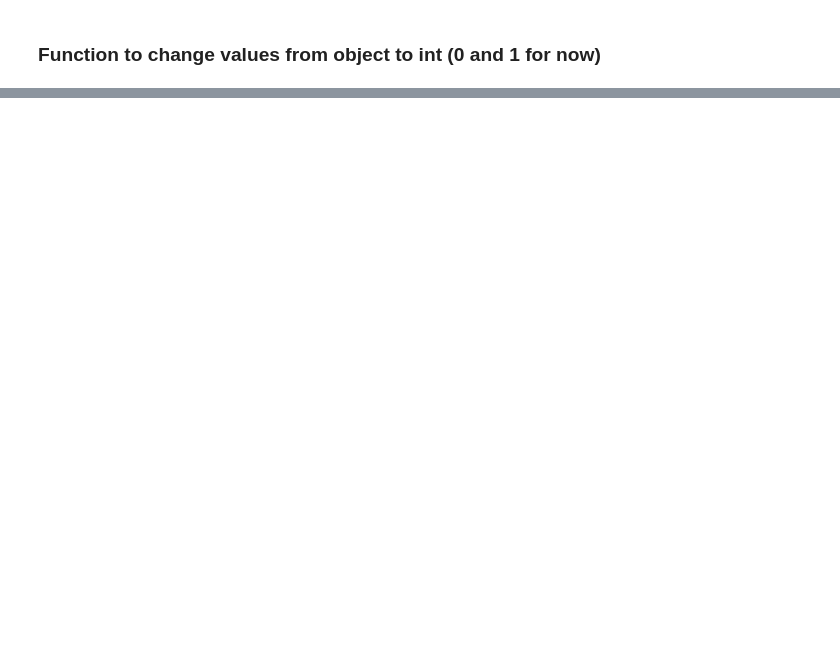
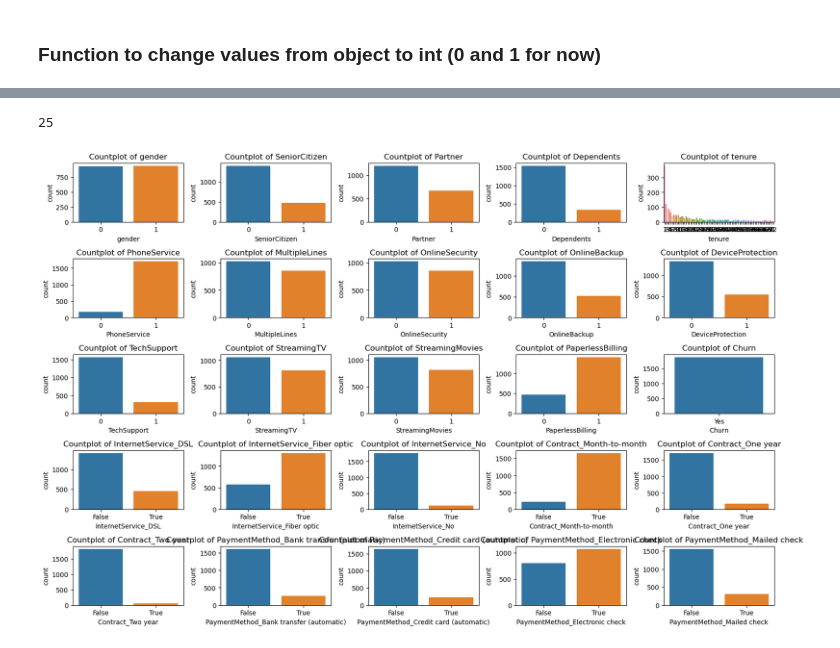
Before and after one commit to Jaggi0504/Telecom-Customer-Churn, a Jupyter notebook: main.ipynb, the cells around one changed output, grey strips where cells are left out. Saved outputs shown, nothing was run; the diff lists cells and outputs as text; code cells hidden in the pictures; blank space fills up the shorter version.

```diff
--- a/main.ipynb
+++ b/main.ipynb
@@ -206,0 +271,24 @@ plt.show()
+# %%
+#churn_cols=['gender', 'SeniorCitizen', 'Partner', 'Dependents', 'PhoneService', 'MultipleLines', 'OnlineSecurity', 'OnlineBackup', 'DeviceProtection', 'TechSupport', 'StreamingTV', 'StreamingMovies', 'PaperlessBilling', 'InternetService_DSL', 'InternetService_Fiber optic', 'InternetService_No', 'Contract_Month-to-month', 'Contract_One year', '']
+churn_cols=df_churn.columns
+churn_cols=churn_cols.drop(["MonthlyCharges", 'TotalCharges', 'tenure'])
+print(len(churn_cols))
+# %% [output]
+25
+# %%
+n_rows=6
+n_cols=5
+fig, axes=plt.subplots(n_rows, n_cols, figsize=(16, 12))
+axes=axes.flatten()
+
+for idx, i in enumerate(churn_cols):
+    sns.countplot(x=df_churn[i], ax=axes[idx])
+    axes[idx].set_title(f"Countplot of {i}")
+
+for j in range(len(churn_cols), len(axes)):
+    fig.delaxes(axes[j])
+
+plt.tight_layout()
+plt.show()
+# %% [output]
+[figure, added]
```
Also changed, not shown: parts of 11 cells of this notebook.
